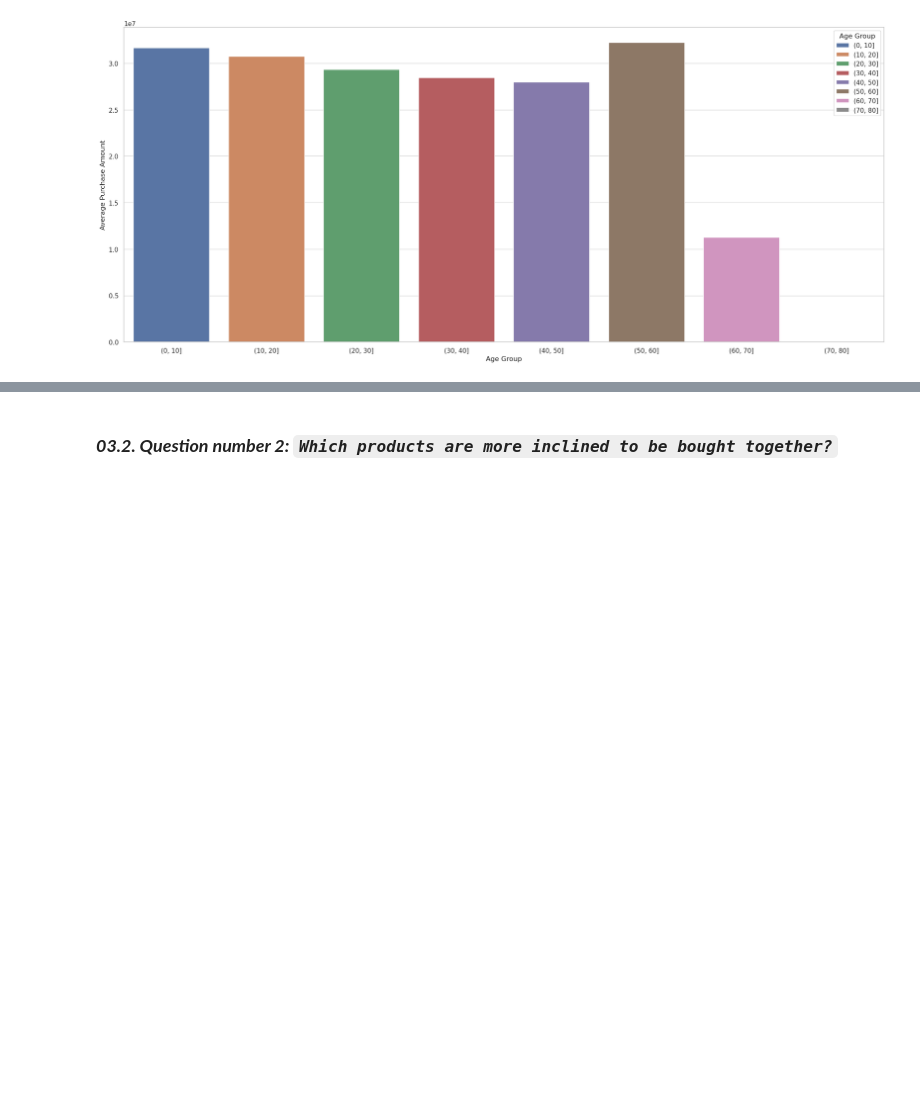
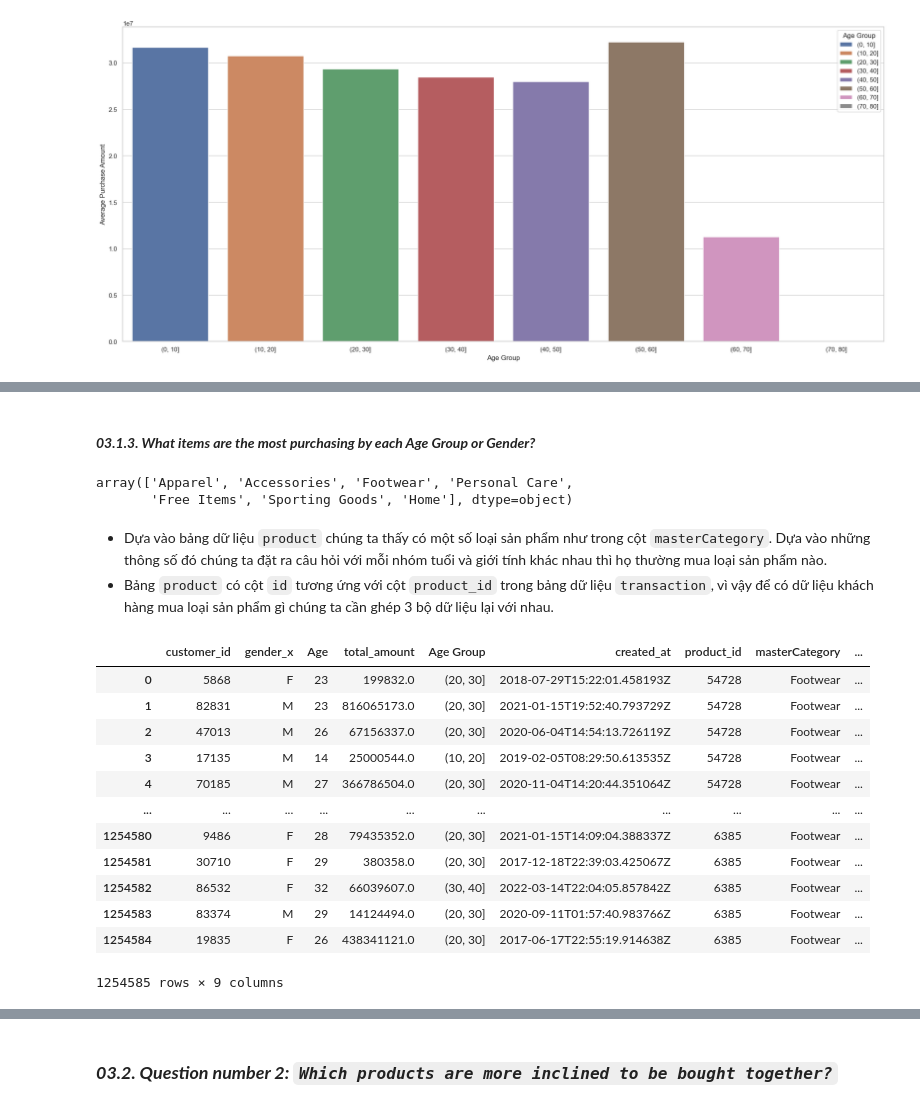
Before and after one commit to thanhanphan17/fashion-campus-dataset-analysis, a Jupyter notebook: [03]-Asking-Questions-and-Analyzing.ipynb, the cells around one changed output, grey strips where cells are left out. Cells and saved outputs as stored; diff of their text form; code cells hidden in the pictures; blank space fills up the shorter version.

```diff
--- a/[03]-Asking-Questions-and-Analyzing.ipynb
+++ b/[03]-Asking-Questions-and-Analyzing.ipynb
@@ -223,0 +224,30 @@ plt.show()
+# %% [markdown]
+#### **_03.1.3. What items are the most purchasing by each Age Group or Gender?_**
+# %%
+df_product['masterCategory'].unique()
+# %% [output]
+array(['Apparel', 'Accessories', 'Footwear', 'Personal Care',
+       'Free Items', 'Sporting Goods', 'Home'], dtype=object)
+# %% [markdown]
+- Dựa vào bảng dữ liệu `product` chúng ta thấy có một số loại sản phẩm như trong cột `masterCategory`. Dựa vào những thông số đó chúng ta đặt ra câu hỏi với mỗi nhóm tuổi và giới tính khác nhau thì họ thường mua loại sản phẩm nào.
+- Bảng `product` có cột `id` tương ứng với cột `product_id` trong bảng dữ liệu `transaction`, vì vậy để có dữ liệu khách hàng mua loại sản phẩm gì chúng ta cần ghép 3 bộ dữ liệu lại với nhau.
+# %%
+df_trans_prod = df_transaction[['created_at','customer_id' , 'product_id']].merge(df_product[['product_id' , 'masterCategory' , 'gender']])
+df_trans_prod_cate = df_trans_prod.groupby(['customer_id', 'masterCategory']).size().unstack().reset_index()
+df_amount_cus_trans_cate = df_amount_cus_trans.merge(df_trans_prod , how = 'right' , on = 'customer_id')
+df_amount_cus_trans_cate_age = df_amount_cus_trans_cate.groupby(['Age Group', 'masterCategory']).size().unstack()
+df_amount_cus_trans_cate
+# %% [output]
+|  | customer_id | gender_x | Age | total_amount | Age Group | created_at | product_id | masterCategory | ... |
+| 0 | 5868 | F | 23 | 199832.0 | (20, 30] | 2018-07-29T15:22:01.458193Z | 54728 | Footwear | ... |
+| 1 | 82831 | M | 23 | 816065173.0 | (20, 30] | 2021-01-15T19:52:40.793729Z | 54728 | Footwear | ... |
+| 2 | 47013 | M | 26 | 67156337.0 | (20, 30] | 2020-06-04T14:54:13.726119Z | 54728 | Footwear | ... |
+| 3 | 17135 | M | 14 | 25000544.0 | (10, 20] | 2019-02-05T08:29:50.613535Z | 54728 | Footwear | ... |
+| 4 | 70185 | M | 27 | 366786504.0 | (20, 30] | 2020-11-04T14:20:44.351064Z | 54728 | Footwear | ... |
+| ... | ... | ... | ... | ... | ... | ... | ... | ... | ... |
+| 1254580 | 9486 | F | 28 | 79435352.0 | (20, 30] | 2021-01-15T14:09:04.388337Z | 6385 | Footwear | ... |
+| 1254581 | 30710 | F | 29 | 380358.0 | (20, 30] | 2017-12-18T22:39:03.425067Z | 6385 | Footwear | ... |
+| 1254582 | 86532 | F | 32 | 66039607.0 | (30, 40] | 2022-03-14T22:04:05.857842Z | 6385 | Footwear | ... |
+| 1254583 | 83374 | M | 29 | 14124494.0 | (20, 30] | 2020-09-11T01:57:40.983766Z | 6385 | Footwear | ... |
+| 1254584 | 19835 | F | 26 | 438341121.0 | (20, 30] | 2017-06-17T22:55:19.914638Z | 6385 | Footwear | ... |
+1254585 rows × 9 columns
```
Also changed, not shown: parts of 11 cells of this notebook.
